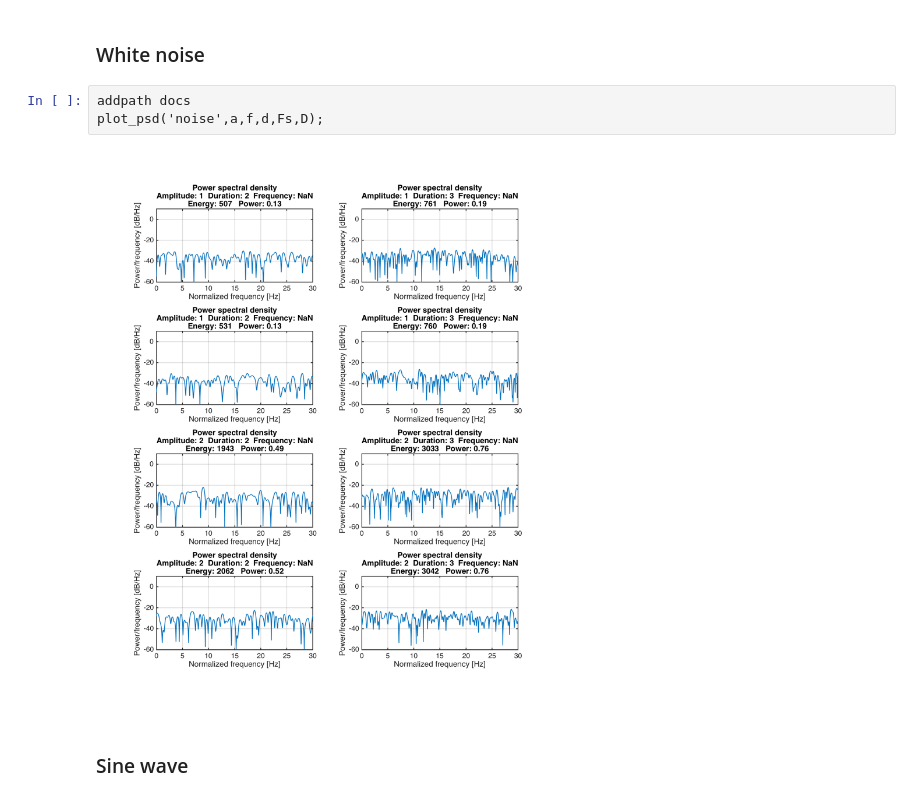
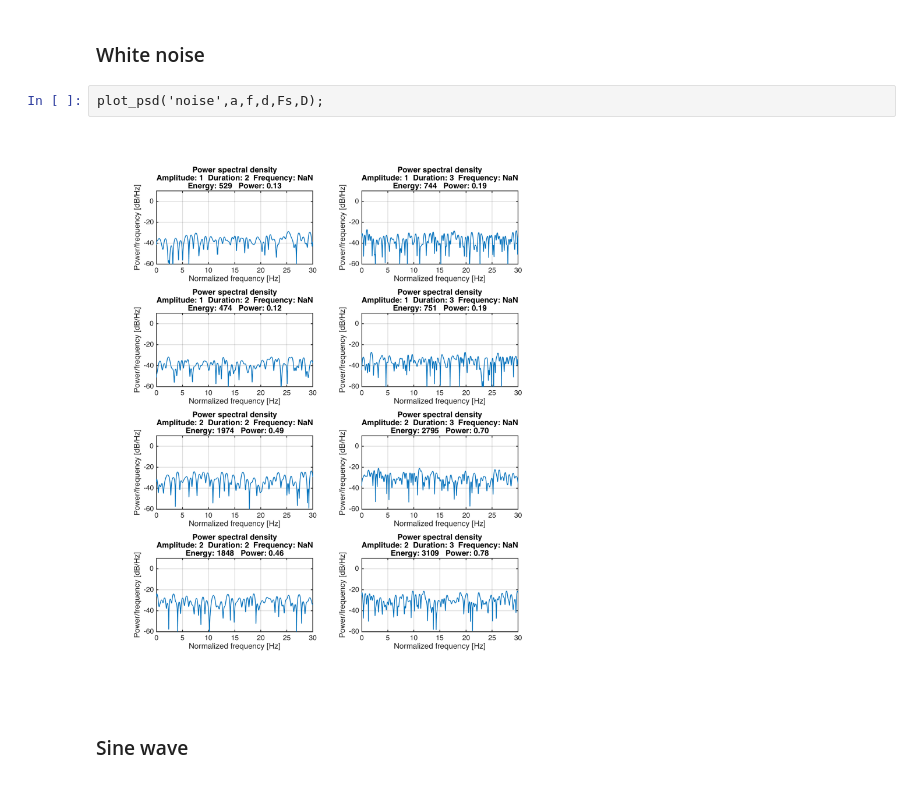
Before and after one commit to hansenjohnson/intro-acoustics, a Jupyter notebook: docs/freq_domain_metrics.ipynb, the cells around one changed output. Saved outputs shown, nothing was run; the diff lists cells and outputs as text.

```diff
--- a/docs/freq_domain_metrics.ipynb
+++ b/docs/freq_domain_metrics.ipynb
@@ -223,10 +223,9 @@ Created file '/Users/hansenjohnson/Projects/intro-acoustics/docs/plot_psd.m'.
 # %% [markdown]
 ### White noise
 # %%
-addpath docs
 plot_psd('noise',a,f,d,Fs,D);
 # %% [output]
-[figure, old version]
+[figure, new version]
 # %% [markdown]
 ### Sine wave
 # %%
```
Also changed, not shown: parts of 2 cells of this notebook, 1 other file.
